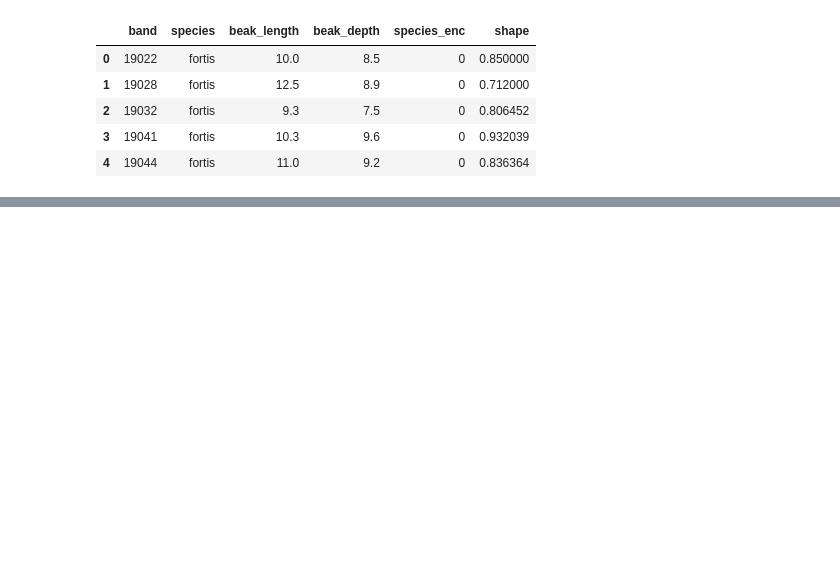
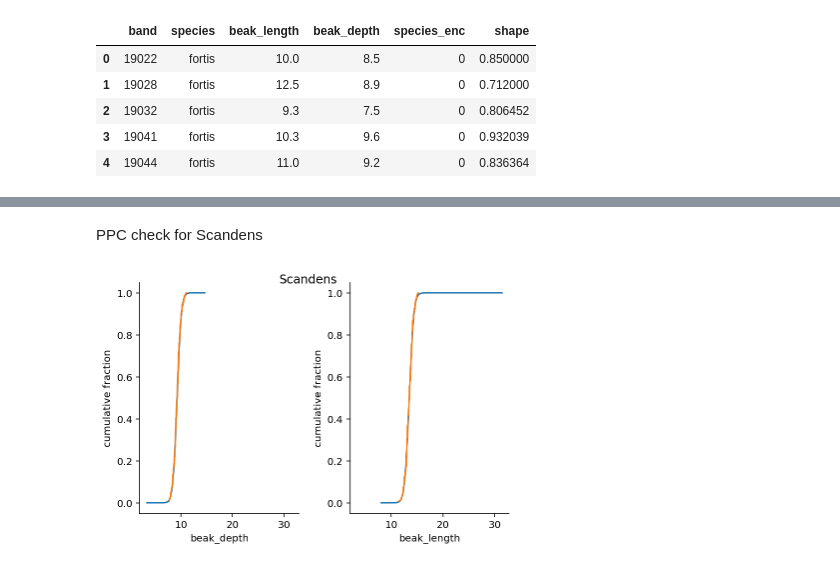
Before and after one commit to ericmjl/bayesian-stats-modelling-tutorial, a Jupyter notebook: notebooks/bonus-exploration-finches.ipynb, the cells around one changed output, grey strips where cells are left out. Cells and saved outputs as stored; diff of their text form; code cells hidden in the pictures; blank space fills up the shorter version.

```diff
--- a/notebooks/bonus-exploration-finches.ipynb
+++ b/notebooks/bonus-exploration-finches.ipynb
@@ -107,0 +134,14 @@ samples
+# %% [markdown]
+PPC check for Scandens
+# %%
+fig = plt.figure()
+ax1 = fig.add_subplot(121)
+ax2 = fig.add_subplot(122, sharex=ax1)
+
+ax1 = plot_ppc_data(samples, df, scandens_idx, 'beak_depth', ax1)
+ax2 = plot_ppc_data(samples, df, scandens_idx, 'beak_length', ax2)
+
+fig.suptitle('Scandens')
+plt.tight_layout()
+# %% [output]
+[figure, added]
```
Also changed, not shown: parts of 18 cells of this notebook.
